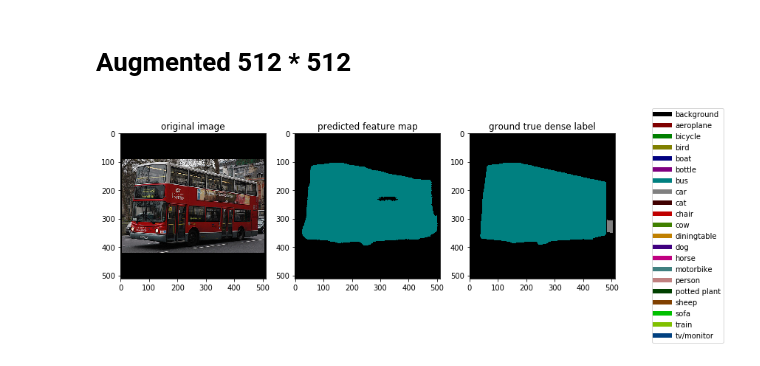
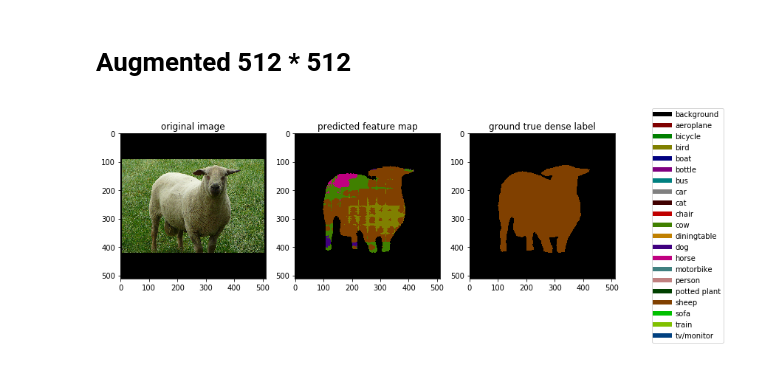
Before and after one commit to MartinMa28/FCN-pytorch, a Jupyter notebook: Inference.ipynb, the cells around one changed output. Cells and saved outputs as stored; diff of their text form; code cells hidden in the pictures.

```diff
--- a/Inference.ipynb
+++ b/Inference.ipynb
@@ -417,6 +417,6 @@ vgg_512 = VGGNet(pretrained=False, requires_grad=False, model='vgg16', batch_nor
 fcn_scaled_512_bn_swp = FCN8sScaledBN(pretrained_net=vgg_512, n_class=21)
 fcn_scaled_512_bn_swp.load_state_dict(torch.load(model_512_state_dict_path, map_location='cpu'))
 # %%
-visualize_inference(fcn_scaled_512_bn_swp, base_path, '2008_004613')
+visualize_inference(fcn_scaled_512_bn_swp, base_path, '2010_003429')
 # %% [output]
-[figure, old version]
+[figure, new version]
```
Also changed, not shown: parts of 1 cell of this notebook.
